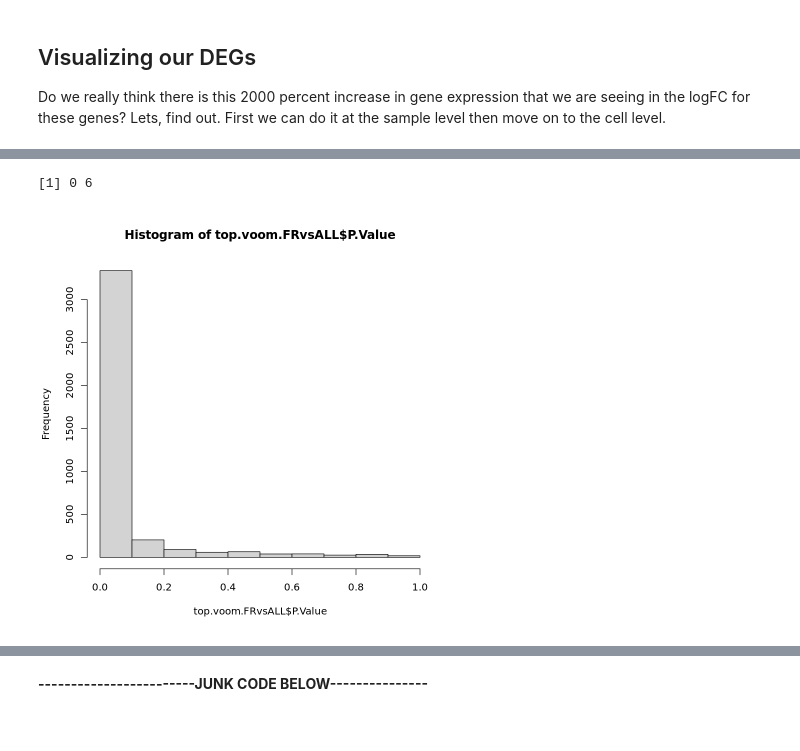
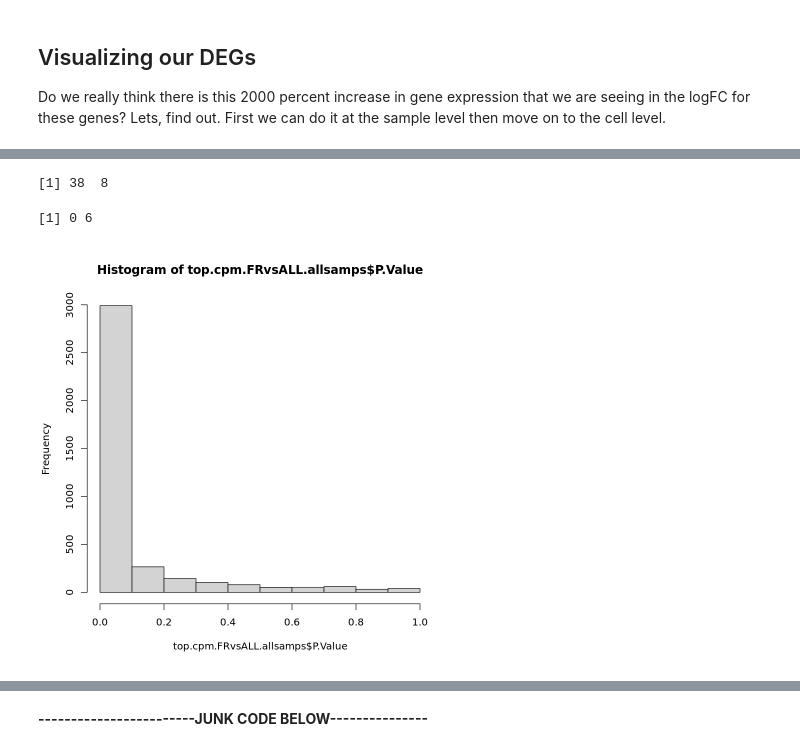
Before and after one commit to AngCamp/PavLabEngrams, a Jupyter notebook: EngramCellClassifier/Chen2020_GSE152632/Pavlab_remotememory_DEG_analysis.ipynb, the cells around one changed output, grey strips where cells are left out. Saved outputs shown, nothing was run; the diff lists cells and outputs as text; code cells hidden in the pictures.

```diff
--- a/EngramCellClassifier/Chen2020_GSE152632/Pavlab_remotememory_DEG_analysis.ipynb
+++ b/EngramCellClassifier/Chen2020_GSE152632/Pavlab_remotememory_DEG_analysis.ipynb
@@ -832,15 +927,0 @@ I also redid the analysis keeping in the HC mice I removed as they seemed to pos
-# %%
-#
-
-# prepareing factors
-condition <- predictors_bulk_glut_allsamps$condition
-condition <- gsub(pattern = '-', replacement = '', x = condition)
-condition <- as.factor(condition)
-TRAPed <- predictors_bulk_glut_allsamps$TRAPed
-TRAPed <- gsub(pattern = '-', replacement = '', x = TRAPed)
-TRAPed <- as.factor(TRAPed)
-
-
-# making design matrix
-mm_noreps.interactions_allsamps <- model.matrix(~condition*TRAPed)
-pheatmap(mm_noreps.interactions_allsamps)
@@ -849,6 +927,0 @@ pheatmap(mm_noreps.interactions_allsamps)
-# %%
-#logcpm
-logCPM <- cpm(bulk_glut_allsamps, log=TRUE,  prior.count=1)
-fit.cpm <- lmFit(logCPM, mm_noreps.interactions_allsamps)
-fit.cpm.FRvsALL <- contrasts.fit(fit.cpm, c(-1/7,-1/7,-1/7,1,-1/7,-1/7,-1/7,-1/7))
-top.cpm.FRvsALL <- topTable(eBayes(fit.cpm.FRvsALL), adjust.method="BH", number = 11000)
@@ -854,0 +1086,13 @@ top.cpm.FRvsALL <- topTable(eBayes(fit.cpm.FRvsALL), adjust.method="BH", number
+# %%
+# prepareing factors
+condition.allsamps <- predictors_bulk_glut_allsamps$condition
+condition.allsamps <- gsub(pattern = '-', replacement = '', x = condition.allsamps)
+condition.allsamps <- as.factor(condition.allsamps)
+TRAPed.allsamps <- predictors_bulk_glut_allsamps$TRAPed
+TRAPed.allsamps <- gsub(pattern = '-', replacement = '', x = TRAPed.allsamps)
+TRAPed.allsamps <- as.factor(TRAPed.allsamps)
+
+
+# making design matrix
+mm_noreps.interactions_allsamps <- model.matrix(~condition.allsamps*TRAPed.allsamps)
+pheatmap(mm_noreps.interactions_allsamps)
@@ -855,6 +1101,16 @@ top.cpm.FRvsALL <- topTable(eBayes(fit.cpm.FRvsALL), adjust.method="BH", number
+# %%
+dim(mm_noreps.interactions_allsamps)
+# %% [output]
+[1] 38  8
+# %%
+#logcpm
+logCPM.allsamps <- cpm(bulk_glut_allsamps, log=TRUE,  prior.count=1)
+fit.cpm.allsamps <- lmFit(logCPM.allsamps, mm_noreps.interactions_allsamps)
+fit.cpm.FRvsALL.allsamps <- contrasts.fit(fit.cpm.allsamps, c(-1/7,-1/7,-1/7,1,-1/7,-1/7,-1/7,-1/7))
+top.cpm.FRvsALL.allsamps <- topTable(eBayes(fit.cpm.FRvsALL.allsamps), adjust.method="BH", number = 11000)
 # %%
-print(dim(top.voom.FRvsALL[(top.voom.FRvsALL$logFC>0)&(top.voom.FRvsALL$adj.P.Val<fdr_thresh),]))
-hist(top.voom.FRvsALL$P.Value)
+print(dim(top.cpm.FRvsALL.allsamps[(top.cpm.FRvsALL.allsamps$logFC>0)&(top.cpm.FRvsALL.allsamps$adj.P.Val<fdr_thresh),]))
+hist(top.cpm.FRvsALL.allsamps$P.Value)
 # %% [output]
 [1] 0 6
-[figure, old version]
+[figure, new version]
```
Also changed, not shown: parts of 249 cells of this notebook, 3 other files.
